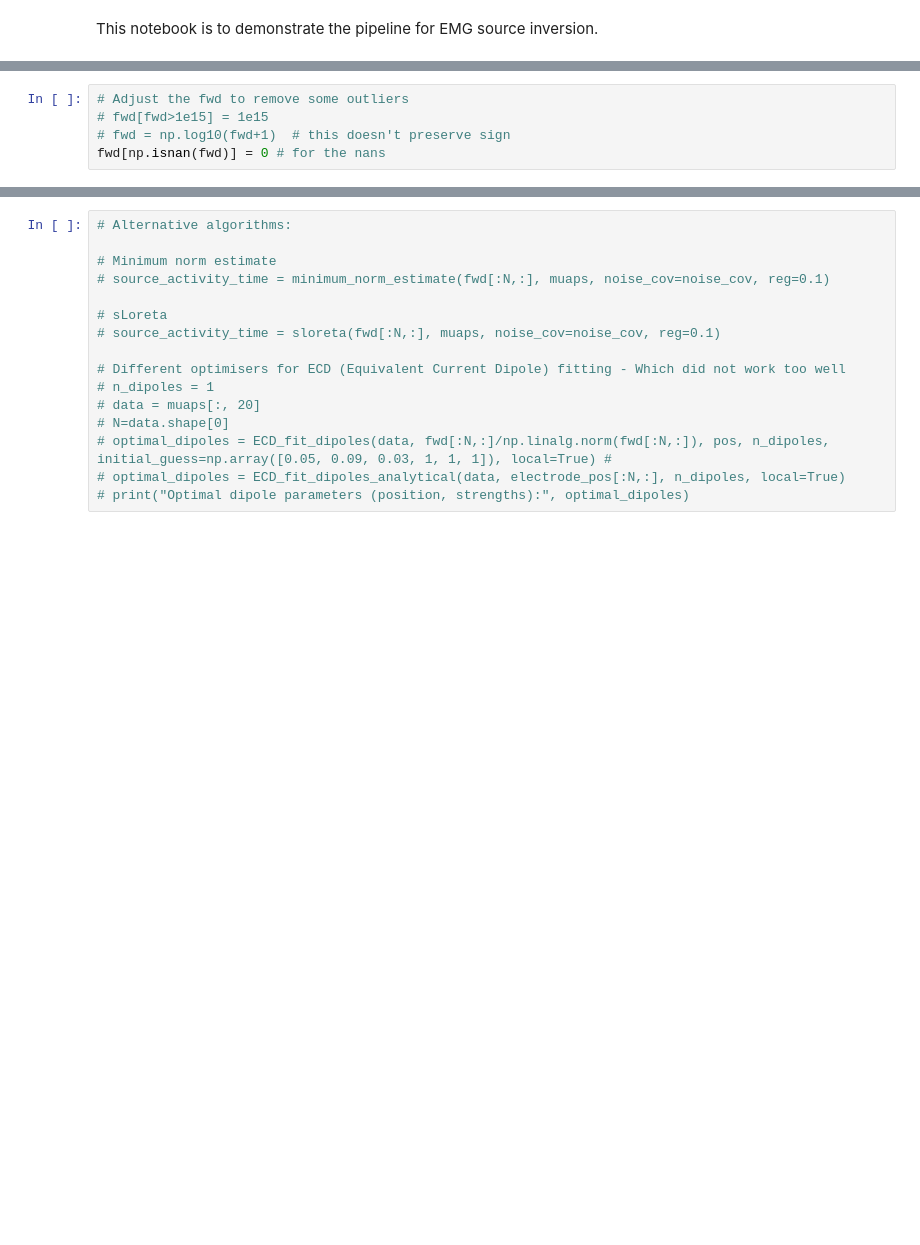
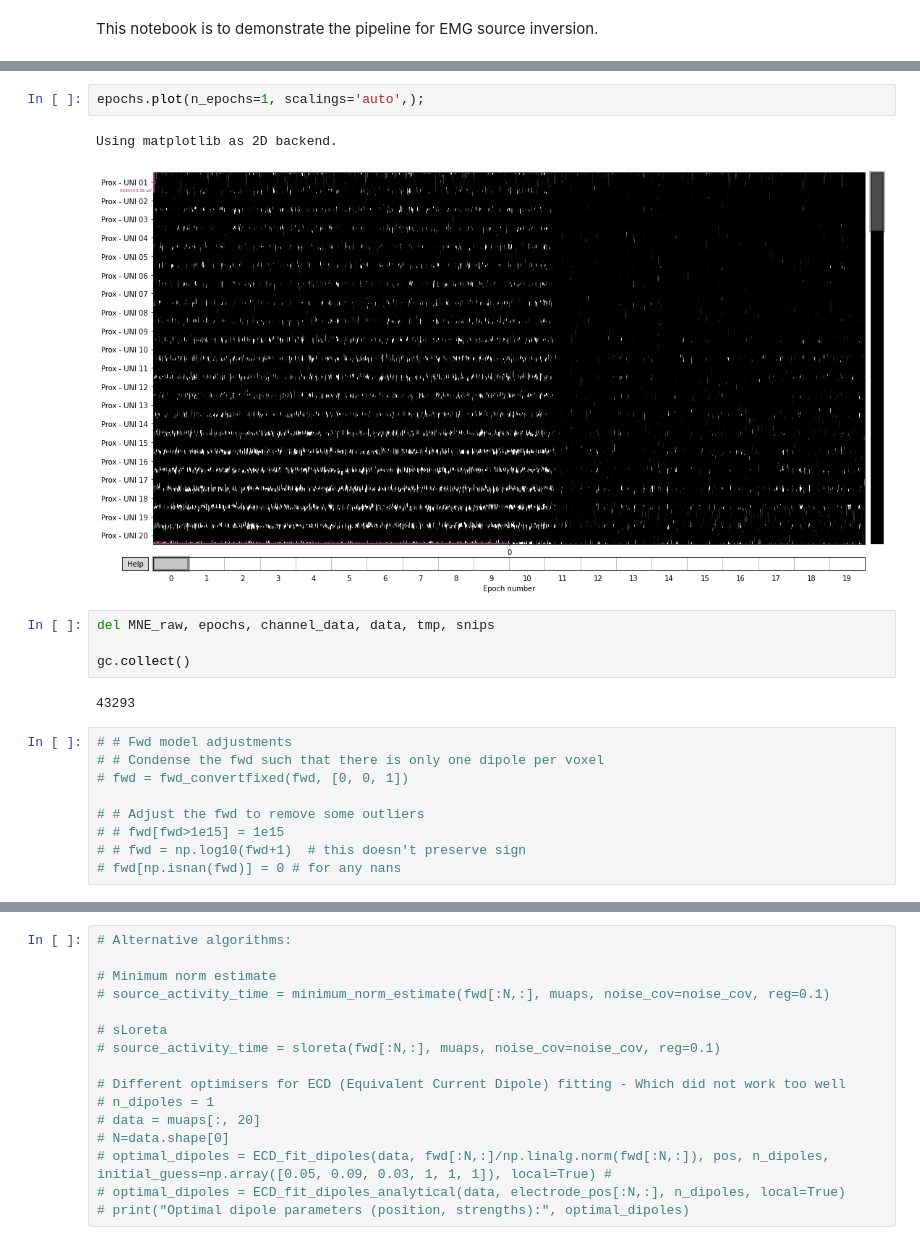
Before and after one commit to Spokhim/CMU_EMGSL, a Jupyter notebook: EMG_pipeline.ipynb, the cells around one changed output, grey strips where cells are left out. Saved outputs shown, nothing was run; the diff lists cells and outputs as text; blank space fills up the shorter version.

```diff
--- a/EMG_pipeline.ipynb
+++ b/EMG_pipeline.ipynb
@@ -138,8 +145,23 @@ selecting best estimator: empirical
+# %%
+epochs.plot(n_epochs=1, scalings='auto',);
+# %% [output]
+Using matplotlib as 2D backend.
+[figure, added]
+# %%
+del MNE_raw, epochs, channel_data, data, tmp, snips
+
+gc.collect()
+# %% [output]
+43293
 # %%
-# Adjust the fwd to remove some outliers
-# fwd[fwd>1e15] = 1e15
-# fwd = np.log10(fwd+1)  # this doesn't preserve sign
-fwd[np.isnan(fwd)] = 0 # for the nans
+# # Fwd model adjustments
+# # Condense the fwd such that there is only one dipole per voxel
+# fwd = fwd_convertfixed(fwd, [0, 0, 1])
+
+# # Adjust the fwd to remove some outliers
+# # fwd[fwd>1e15] = 1e15
+# # fwd = np.log10(fwd+1)  # this doesn't preserve sign
+# fwd[np.isnan(fwd)] = 0 # for any nans
 # %%
 # Beamformer - for online processing
 # N if we want to reduce number of electrodes
```
Also changed, not shown: parts of 14 cells of this notebook, 3 other files.
